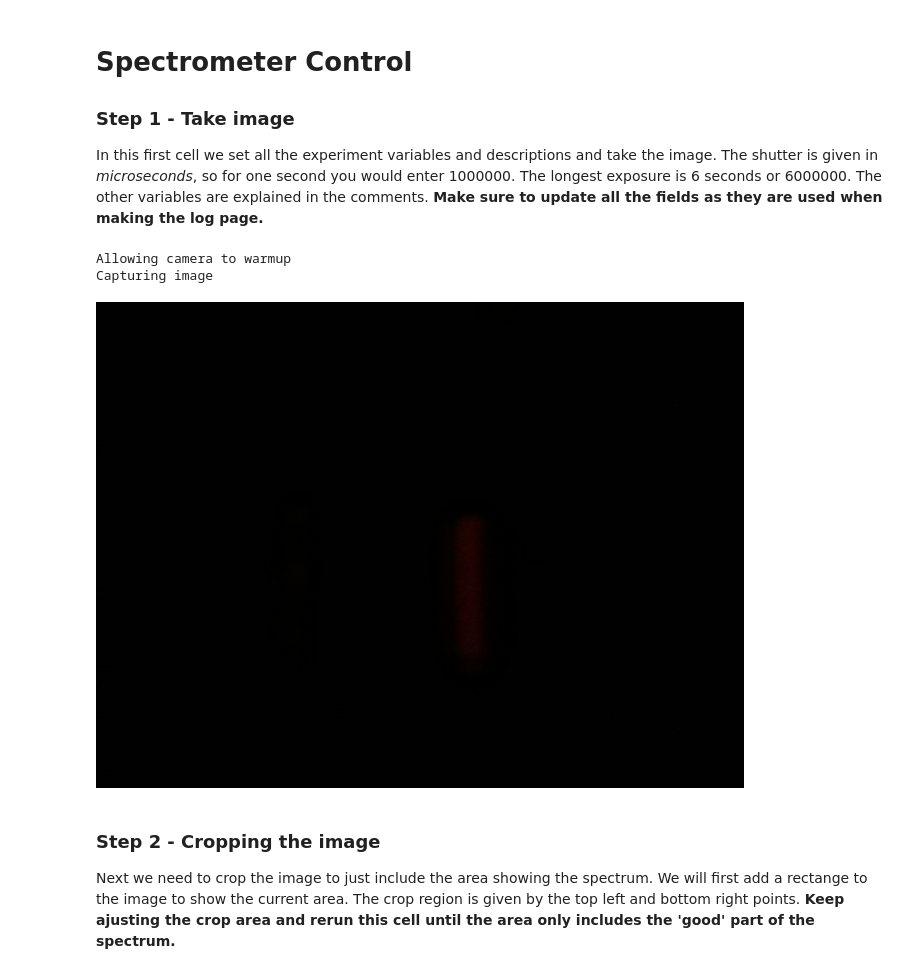
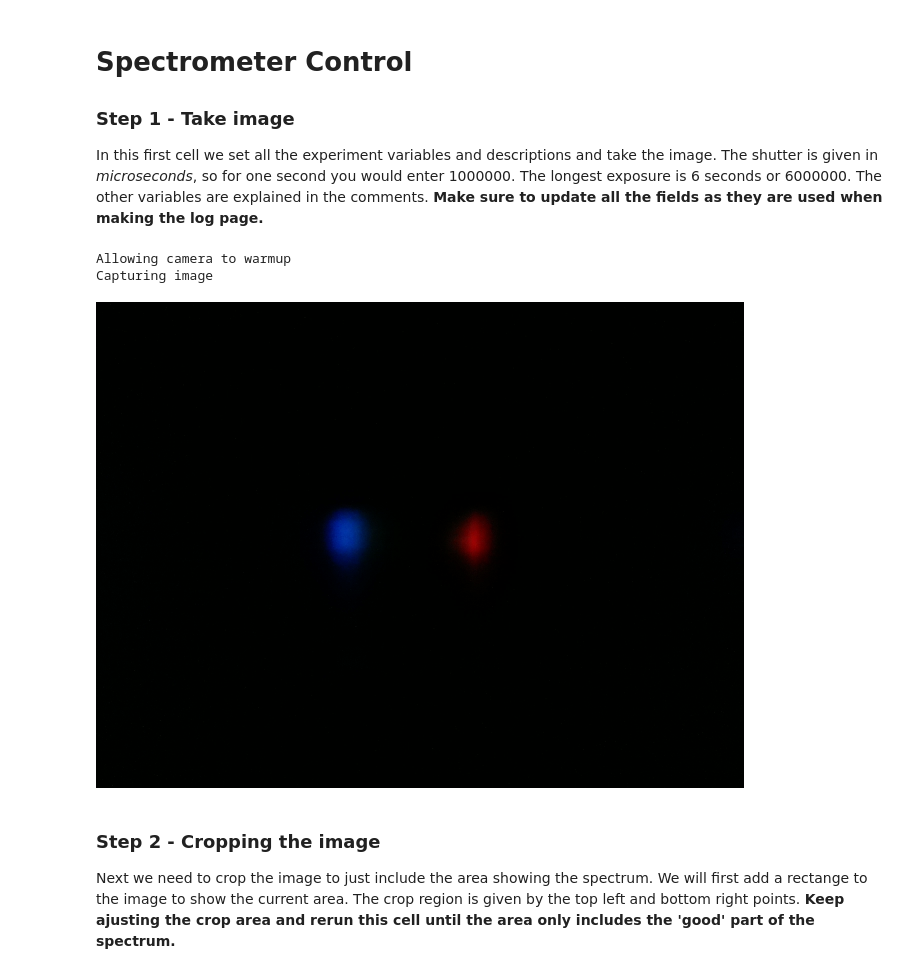
Before and after one commit to apzzd/LegoSpectrometer, a Jupyter notebook: SpectrometerControl.ipynb, the cells around one changed output. Drawn from its saved outputs; the diff is of its cells as text; code cells hidden in the pictures.

```diff
--- a/SpectrometerControl.ipynb
+++ b/SpectrometerControl.ipynb
@@ -179,25 +179,25 @@ In this first cell we set all the experiment variables and descriptions and take
 # %%
 # Change these to match your experiment
 
-lightSource        = "sunlite 60 watt 'super mini spiral' super white"
+lightSource        = "NeoPixel color 184,0,255 (purple)"
 scientistName      = "Ada P Dyer"
-transmissionSample = "Red laser safety glasses"
+transmissionSample = "none"
 experimentNotes    = '''
-Normal size slit. Tracing paper between glasses and slit. This should be interesting!!
+Normal size slit. Tracing paper between NeoPixel and slit.
 '''
 measurementTaken = strftime("%Y%m%d-%H%M%S")
 niceLookingDatetime = strftime("%m/%d/%Y - %H:%M:%S")
 
 # Exposure time
 shutter = 2000
 
 # Take the image, save and display
 raw = takePicture(shutter)
 raw
 # %% [output]
 Allowing camera to warmup
 Capturing image
-[figure, old version]
+[figure, new version]
 # %% [markdown]
 ### Step 2 - Cropping the image
 
```
Also changed, not shown: parts of 6 cells of this notebook, 13 other files.
